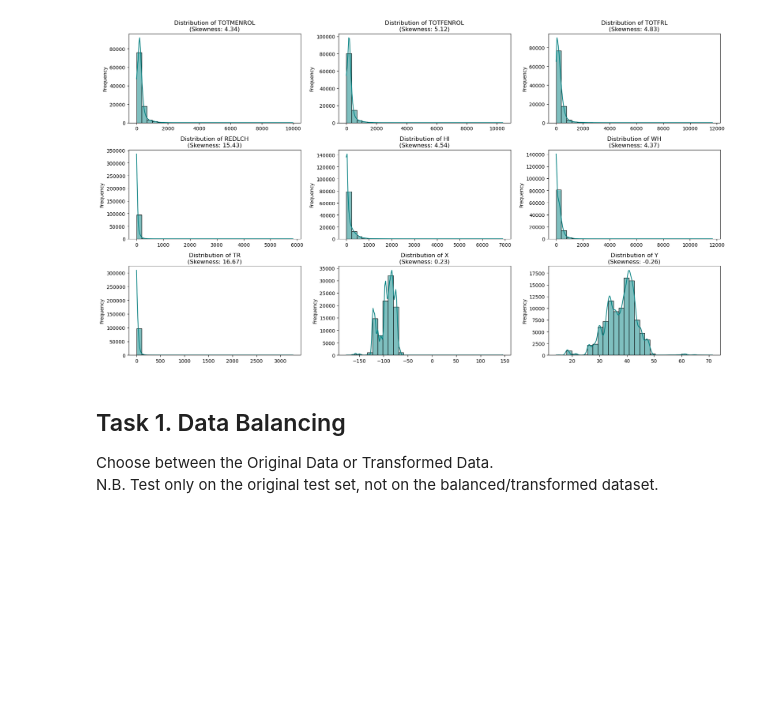
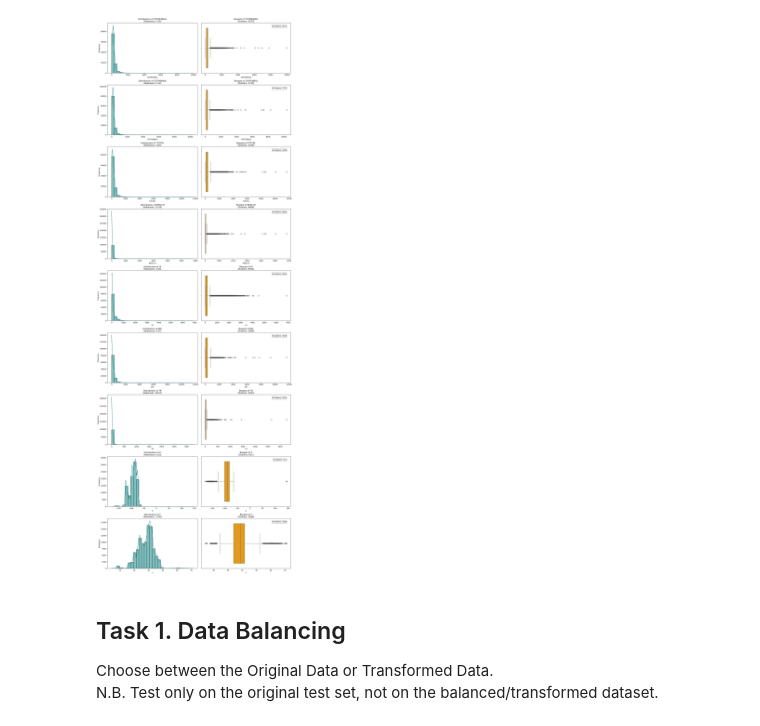
Before and after one commit to monteleecode/data-analytics, a Jupyter notebook: P2-Deliverable2.ipynb, the cells around one changed output. Saved outputs shown, nothing was run; the diff lists cells and outputs as text; code cells hidden in the pictures; blank space fills up the shorter version.

```diff
--- a/P2-Deliverable2.ipynb
+++ b/P2-Deliverable2.ipynb
@@ -18,7 +18,8 @@ df.sample(5)
 5 rows × 75 columns
 # %%
-from sklearn.model_selection import cross_val_score
-from sklearn.model_selection import train_test_split
+import matplotlib.pyplot as plt
+import seaborn as sns
+import pandas as pd
 from sklearn.preprocessing import LabelEncoder
 
 cols = ['LSTATE', 'X', 'Y', 'TOTMENROL', 'TOTFENROL', 'TOTFRL', 'HI', 'SCHOOL_TYPE_TEXT', 'WH', 'REDLCH', 'TR', 'SCHOOL_LEVEL', 'GSHI']
@@ -27,32 +28,54 @@ num_cols = ['TOTMENROL', 'TOTFENROL', 'TOTFRL','REDLCH','HI', 'WH', 'TR', 'X', '
 le = LabelEncoder()
 
 X = df[cols]
+
 Y = df['STUTERATIO']
+# --- Categorical Columns: Mappings and Raw Counts (Least to Most) ---
+for col in cat_cols:
+    # Fitting the encoder to show the user what the numbers represent
+    X[col] = le.fit_transform(X[col].astype(str))
+    mapping = dict(zip(le.classes_, le.transform(le.classes_)))
 
-for col in cat_cols:
-    # We use .astype(str) to avoid errors with NaN values
-    X[col] = le.fit_transform(X[col].astype(str))
-for col in cat_cols:
-    print(f"--- Distribution for {col} ---")
-    print(df[col].value_counts(normalize=True).head()) # Shows percentages
-    print("\n")
-# Calculate skewness for numerical columns
+    print(f"--- Statistics for {col} ---")
+    print(f"Label Mapping: {mapping}")
 
-print(df[num_cols].skew())
-fig, axes = plt.subplots(nrows=3, ncols=3, figsize=(18, 10))
-axes = axes.flatten() # Flatten the 2D array to 1D for easy iteration
+    # .value_counts(ascending=True) sorts by frequency (rarest first)
+    # We remove normalize=True to get actual numbers
+    print("Actual Counts (Least to Most):")
+    print(df[col].value_counts(ascending=True))
+    print("-" * 40)
+
+# --- Numerical Distribution & Boxplots with Outlier Counts ---
+# Creating 2 columns: Histograms on left, Boxplots on right
+fig, axes = plt.subplots(nrows=len(num_cols), ncols=2, figsize=(16, 5 * len(num_cols)))
 
 for i, col in enumerate(num_cols):
-    # Plot histogram with KDE
-    sns.histplot(df[col], kde=True, ax=axes[i], color='teal', bins=30)
+    # 1. Calculate Outliers using IQR
+    Q1 = df[col].quantile(0.25)
+    Q3 = df[col].quantile(0.75)
+    IQR = Q3 - Q1
+    lower_bound = Q1 - 1.5 * IQR
+    upper_bound = Q3 + 1.5 * IQR
 
-    # Add titles that include the skewness value for your report
+    # Count rows outside the bounds
+    outliers_count = df[(df[col] < lower_bound) | (df[col] > upper_bound)].shape[0]
     skew_val = df[col].skew()
-    axes[i].set_title(f'Distribution of {col}\n(Skewness: {skew_val:.2f})', fontsize=12)
-    axes[i].set_xlabel('')
-    axes[i].set_ylabel('Frequency')
 
-# Adjust layout to prevent overlap
+    # 2. Plot Histogram (KDE)
+    sns.histplot(df[col], kde=True, ax=axes[i, 0], color='teal', bins=30)
+    axes[i, 0].set_title(f'Distribution of {col}\n(Skewness: {skew_val:.2f})')
+    axes[i, 0].set_ylabel('Frequency')
+
+    # 3. Plot Boxplot
+    sns.boxplot(x=df[col], ax=axes[i, 1], color='orange')
+    axes[i, 1].set_title(f'Boxplot of {col}\n(Outliers: {outliers_count})')
+
+    # Optional: Annotate the outlier count directly on the plot
+    axes[i, 1].text(0.95, 0.95, f'N Outliers: {outliers_count}',
+                    transform=axes[i, 1].transAxes,
+                    verticalalignment='top', horizontalalignment='right',
+                    bbox=dict(boxstyle='round', facecolor='white', alpha=0.5))
+
 plt.tight_layout()
 plt.show()
 # %% [output]
@@ -76,4 +99,4 @@ dtype: float64
-[figure, old version]
+[figure, new version]
 # %% [markdown]
 ## Task 1. Data Balancing
 Choose between the Original Data or Transformed Data.
```
Also changed, not shown: parts of 24 cells of this notebook.
